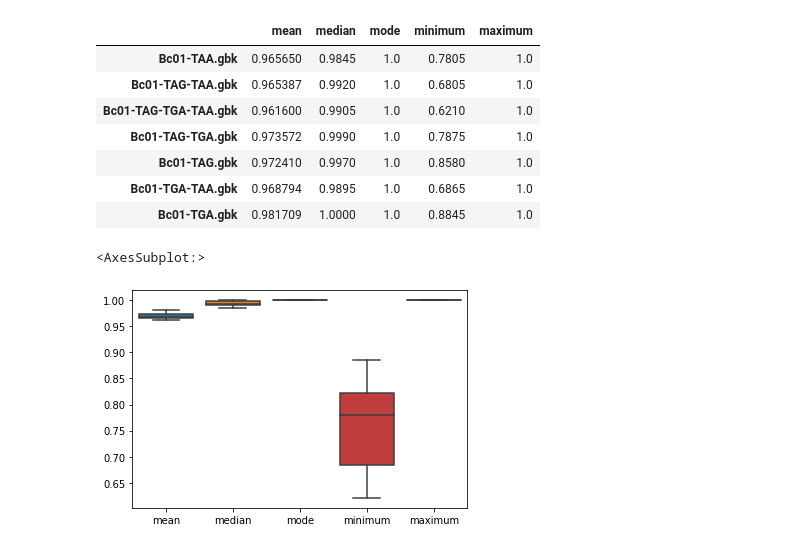
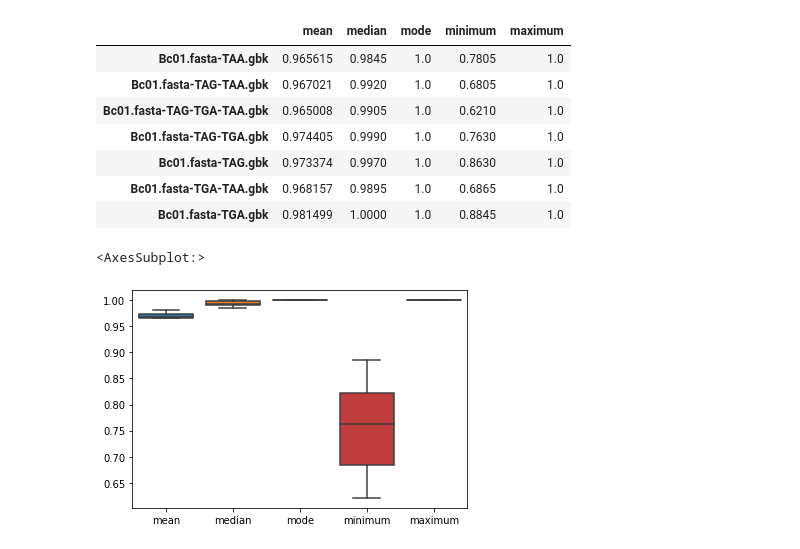
Before and after one commit to susiegriggo/Phicore, a Jupyter notebook: coding_density/CDdistributions.ipynb, the cells around one changed output. Saved outputs shown, nothing was run; the diff lists cells and outputs as text; code cells hidden in the pictures.

```diff
--- a/coding_density/CDdistributions.ipynb
+++ b/coding_density/CDdistributions.ipynb
@@ -62,5 +62,0 @@ seq = parse_genbank(file)
-# %%
-for entry in seq.records:
-    coding = coding_regions(entry)
-    stats = coding_stats(coding, 10000, 150)
-    print(stats)
@@ -72,14 +62,0 @@ Skipped feature of type: source
-# %%
-gbkdir = '../genbank/'
-data = {}
-for file in os.listdir(gbkdir):
-    if not 'Bc01-' in file:
-        continue
-    seq = parse_genbank(os.path.join(gbkdir, file))
-
-    for entry in seq.records:
-        coding = coding_regions(entry)
-        stats = coding_stats(coding, 2000, 150)
-        data[file] = [stats['mean'], stats['median'], stats['mode'], stats['minimum'], stats['maximum']]
-
-df = pd.DataFrame.from_dict(data, orient='index', columns=['mean', 'median', 'mode', 'minimum', 'maximum'])
@@ -93,0 +63,23 @@ Skipped feature of type: source
+# %%
+def calc_coding_density(filestub, gbkdir = '../genbank/'):
+    codden = pd.DataFrame()
+    data = {}
+    coding = []
+    for file in os.listdir(gbkdir):
+        if not filestub in file:
+            continue
+        seq = parse_genbank(os.path.join(gbkdir, file))
+
+        for entry in seq.records:
+            coding = coding_regions(entry, verbose=True)
+            stats = coding_stats(coding, 2000, 150)
+            data[file] = [stats['mean'], stats['median'], stats['mode'], stats['minimum'], stats['maximum']]
+            if codden.empty:
+                codden = pd.DataFrame.from_dict(stats['all'], orient='index',columns=[file]).reset_index()
+                codden = codden.rename(columns={'index': 'x'})
+            else:
+                codden[file] = codden['x'].map(stats['all'])
+
+    return pd.DataFrame.from_dict(data, orient='index', columns=['mean', 'median', 'mode', 'minimum', 'maximum']), codden
+# %%
+summary, cod = calc_coding_density(filestub='Bc01.fasta')
@@ -94,16 +103,16 @@ Skipped feature of type: source
 # %%
-df
+summary
 # %% [output]
 |  | mean | median | mode | minimum | maximum |
-| Bc01-TAA.gbk | 0.965650 | 0.9845 | 1.0 | 0.7805 | 1.0 |
-| Bc01-TAG-TAA.gbk | 0.965387 | 0.9920 | 1.0 | 0.6805 | 1.0 |
-| Bc01-TAG-TGA-TAA.gbk | 0.961600 | 0.9905 | 1.0 | 0.6210 | 1.0 |
-| Bc01-TAG-TGA.gbk | 0.973572 | 0.9990 | 1.0 | 0.7875 | 1.0 |
-| Bc01-TAG.gbk | 0.972410 | 0.9970 | 1.0 | 0.8580 | 1.0 |
-| Bc01-TGA-TAA.gbk | 0.968794 | 0.9895 | 1.0 | 0.6865 | 1.0 |
-| Bc01-TGA.gbk | 0.981709 | 1.0000 | 1.0 | 0.8845 | 1.0 |
+| Bc01.fasta-TAA.gbk | 0.965615 | 0.9845 | 1.0 | 0.7805 | 1.0 |
+| Bc01.fasta-TAG-TAA.gbk | 0.967021 | 0.9920 | 1.0 | 0.6805 | 1.0 |
+| Bc01.fasta-TAG-TGA-TAA.gbk | 0.965008 | 0.9905 | 1.0 | 0.6210 | 1.0 |
+| Bc01.fasta-TAG-TGA.gbk | 0.974405 | 0.9990 | 1.0 | 0.7630 | 1.0 |
+| Bc01.fasta-TAG.gbk | 0.973374 | 0.9970 | 1.0 | 0.8630 | 1.0 |
+| Bc01.fasta-TGA-TAA.gbk | 0.968157 | 0.9895 | 1.0 | 0.6865 | 1.0 |
+| Bc01.fasta-TGA.gbk | 0.981499 | 1.0000 | 1.0 | 0.8845 | 1.0 |
 # %%
-sns.boxplot(data=df)
+sns.boxplot(data=summary)
 # %% [output]
 <AxesSubplot:>
-[figure, old version]
+[figure, new version]
```
Also changed, not shown: parts of 8 cells of this notebook.
